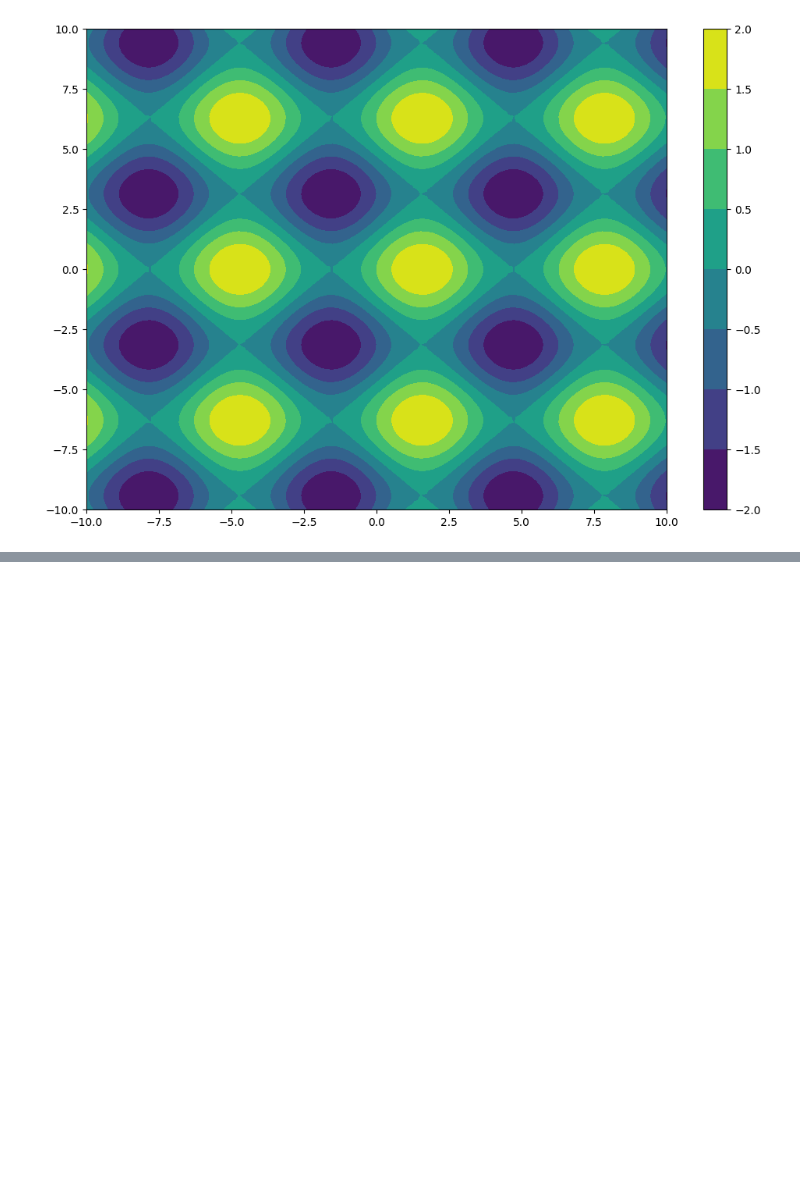
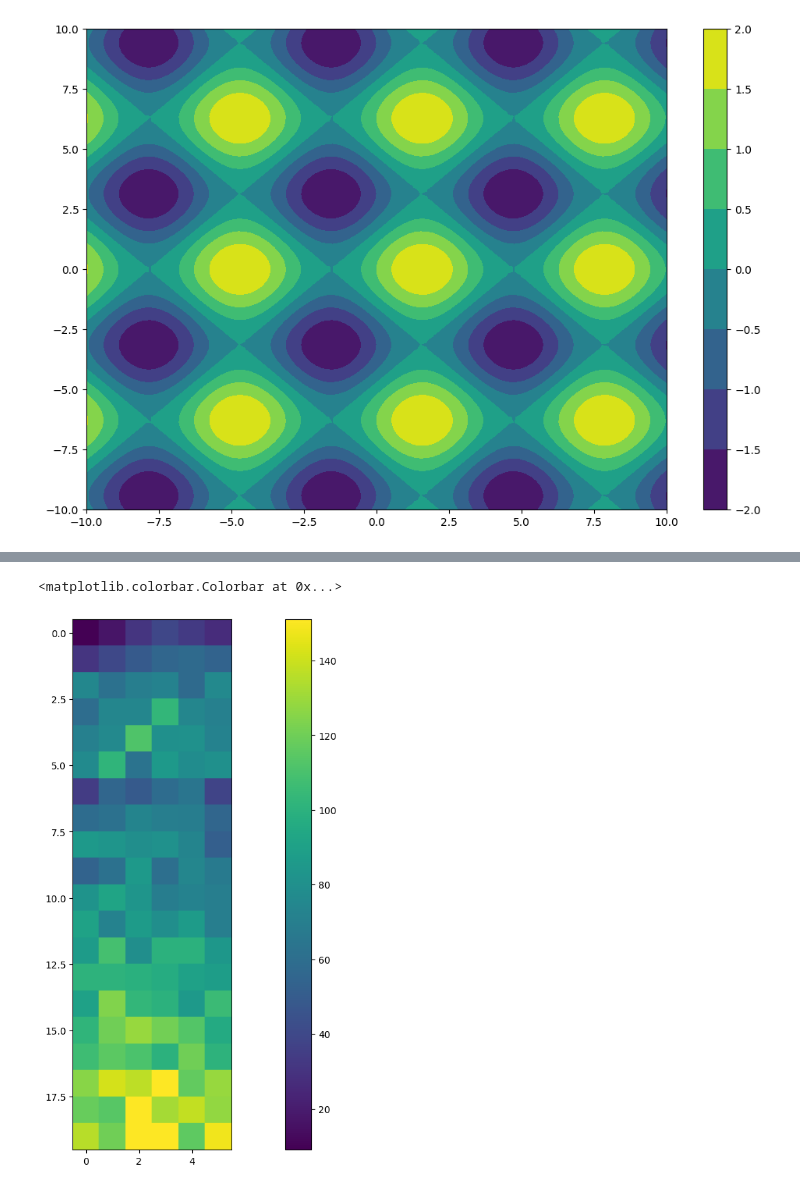
Before and after one commit to hrishavraj89/advanced_matplotlib, a Jupyter notebook: notebook.ipynb, the cells around one changed output, grey strips where cells are left out. Drawn from its saved outputs; the diff is of its cells as text; code cells hidden in the pictures; blank space fills up the shorter version.

Commit message:
heatmaps

```diff
--- a/notebook.ipynb
+++ b/notebook.ipynb
@@ -350,0 +353,3 @@ fig.colorbar(p)
+# %%
+delivery = pd.read_csv('IPL_Ball_by_Ball_2008_2022.csv')
+delivery.head()
@@ -350,0 +363,3 @@ fig.colorbar(p)
+# %%
+temp_df = delivery[(delivery['ballnumber'].isin([1, 2, 3, 4, 5, 6])) & (delivery['batsman_run'] == 6)]
+temp_df
@@ -350,0 +380,3 @@ fig.colorbar(p)
+# %%
+grid = temp_df.pivot_table(index='overs', columns='ballnumber', values='batsman_run', aggfunc='count')
+grid
@@ -350,0 +402,7 @@ fig.colorbar(p)
+# %%
+plt.figure(figsize=(20,10))
+plt.imshow(grid)
+plt.colorbar()
+# %% [output]
+<matplotlib.colorbar.Colorbar at 0x...>
+[figure, added]
```
Also changed, not shown: parts of 4 cells of this notebook.
